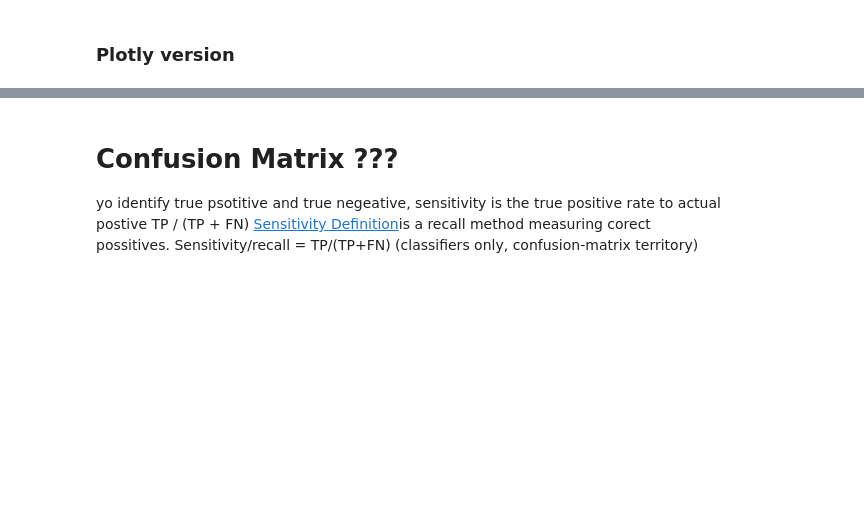
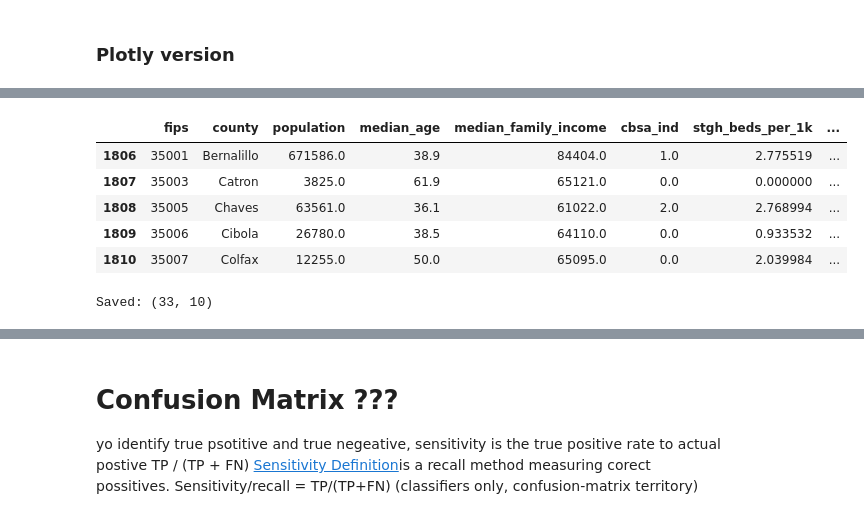
Before and after one commit to Capstone-Rangers/Capstone-Projects, a Jupyter notebook: Rural-Health-Access/Regional_Hospital_Spatial_Management.ipynb, the cells around one changed output, grey strips where cells are left out. Cells and saved outputs as stored; diff of their text form; code cells hidden in the pictures; blank space fills up the shorter version.

```diff
--- a/Rural-Health-Access/Regional_Hospital_Spatial_Management.ipynb
+++ b/Rural-Health-Access/Regional_Hospital_Spatial_Management.ipynb
@@ -276,0 +472,14 @@ fig.show()
+# %%
+model_frame.head()
+# %% [output]
+|  | fips | county | population | median_age | median_family_income | cbsa_ind | stgh_beds_per_1k | ... |
+| 1806 | 35001 | Bernalillo | 671586.0 | 38.9 | 84404.0 | 1.0 | 2.775519 | ... |
+| 1807 | 35003 | Catron | 3825.0 | 61.9 | 65121.0 | 0.0 | 0.000000 | ... |
+| 1808 | 35005 | Chaves | 63561.0 | 36.1 | 61022.0 | 2.0 | 2.768994 | ... |
+| 1809 | 35006 | Cibola | 26780.0 | 38.5 | 64110.0 | 0.0 | 0.933532 | ... |
+| 1810 | 35007 | Colfax | 12255.0 | 50.0 | 65095.0 | 0.0 | 2.039984 | ... |
+# %%
+# Save completed modeling frame
+print("Saved:", model_frame.shape)
+# %% [output]
+Saved: (33, 10)
```
Also changed, not shown: parts of 16 cells of this notebook.
